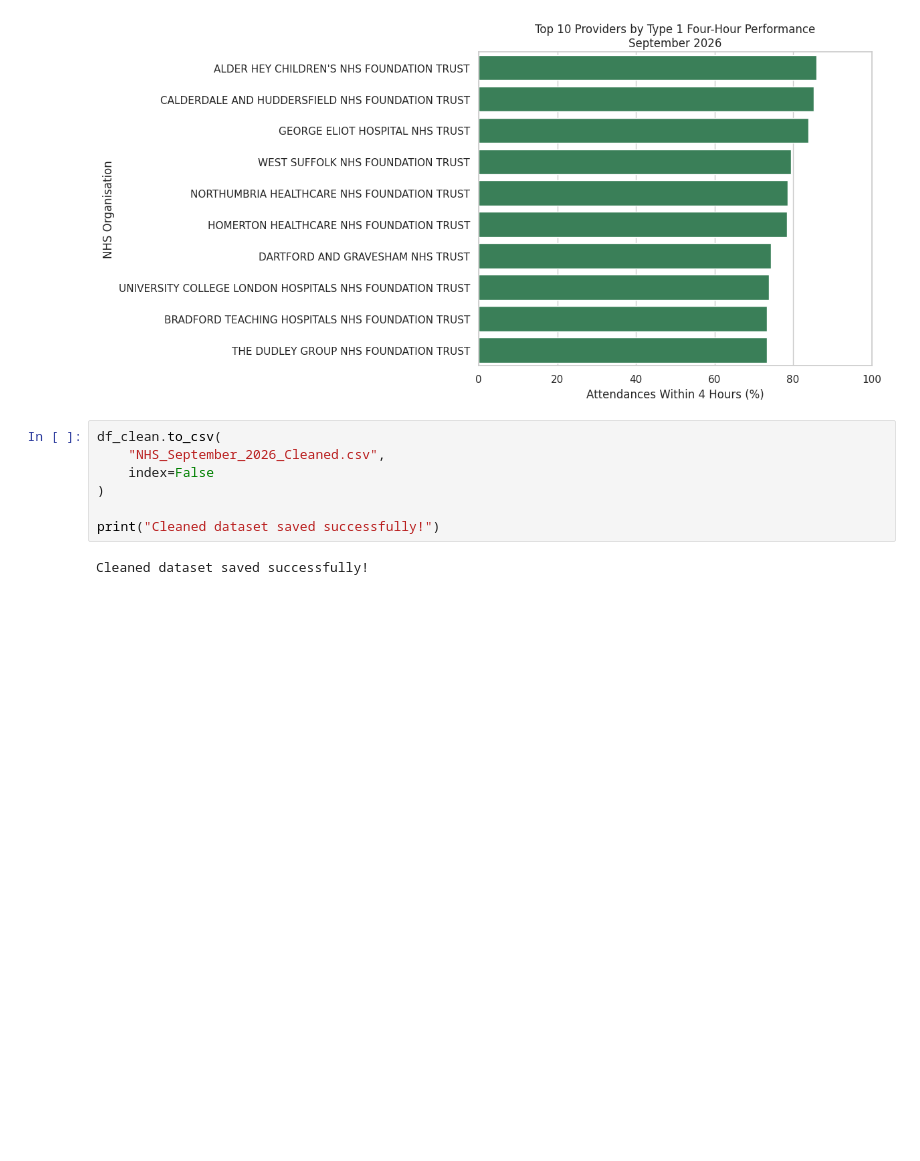
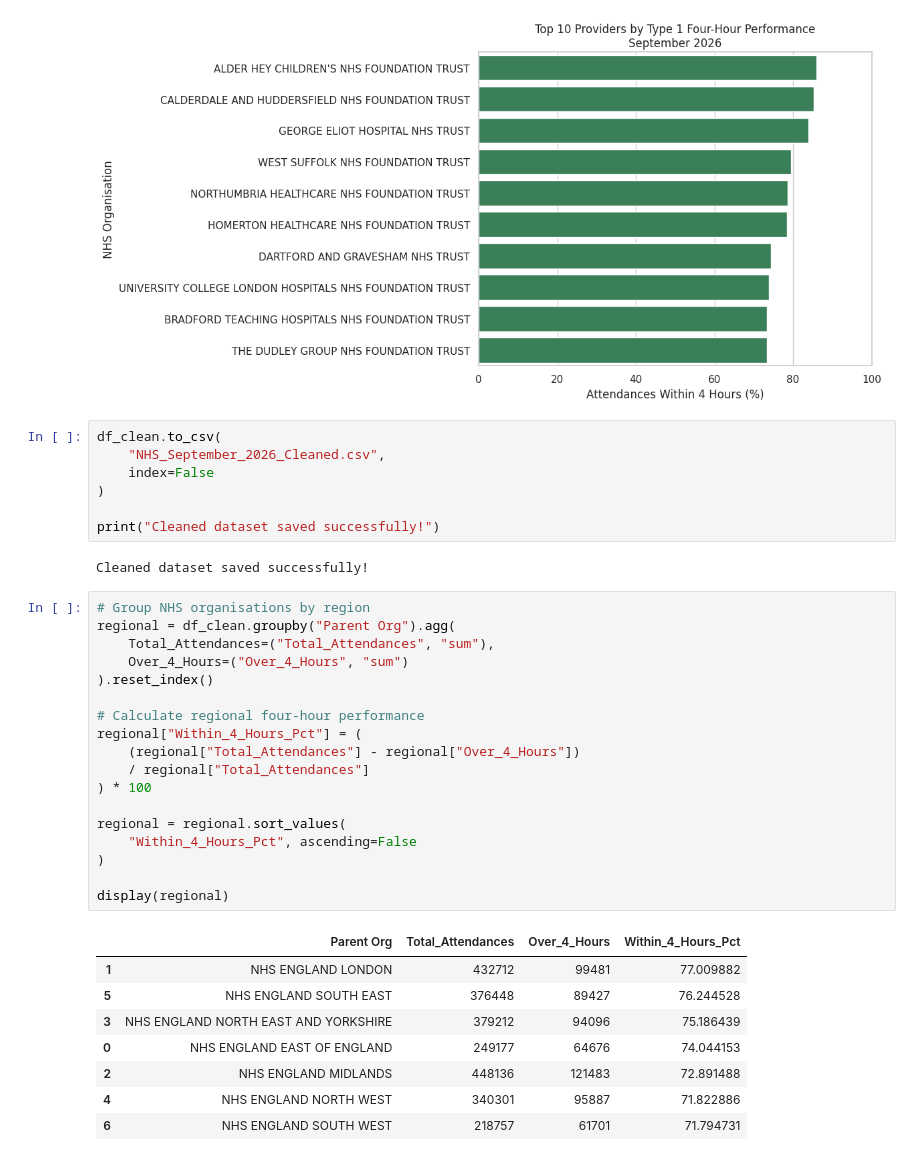
Before and after one commit to Madss28/Madss28, a Jupyter notebook: UK_NHS_Waiting_Times_and_Performance_Analysis.ipynb, the cells around one changed output. Saved outputs shown, nothing was run; the diff lists cells and outputs as text; blank space fills up the shorter version.

```diff
--- a/UK_NHS_Waiting_Times_and_Performance_Analysis.ipynb
+++ b/UK_NHS_Waiting_Times_and_Performance_Analysis.ipynb
@@ -229,3 +229,30 @@ df_clean.to_csv(
 print("Cleaned dataset saved successfully!")
 # %% [output]
 Cleaned dataset saved successfully!
+# %%
+# Group NHS organisations by region
+regional = df_clean.groupby("Parent Org").agg(
+    Total_Attendances=("Total_Attendances", "sum"),
+    Over_4_Hours=("Over_4_Hours", "sum")
+).reset_index()
+
+# Calculate regional four-hour performance
+regional["Within_4_Hours_Pct"] = (
+    (regional["Total_Attendances"] - regional["Over_4_Hours"])
+    / regional["Total_Attendances"]
+) * 100
+
+regional = regional.sort_values(
+    "Within_4_Hours_Pct", ascending=False
+)
+
+display(regional)
+# %% [output]
+|  | Parent Org | Total_Attendances | Over_4_Hours | Within_4_Hours_Pct |
+| 1 | NHS ENGLAND LONDON | 432712 | 99481 | 77.009882 |
+| 5 | NHS ENGLAND SOUTH EAST | 376448 | 89427 | 76.244528 |
+| 3 | NHS ENGLAND NORTH EAST AND YORKSHIRE | 379212 | 94096 | 75.186439 |
+| 0 | NHS ENGLAND EAST OF ENGLAND | 249177 | 64676 | 74.044153 |
+| 2 | NHS ENGLAND MIDLANDS | 448136 | 121483 | 72.891488 |
+| 4 | NHS ENGLAND NORTH WEST | 340301 | 95887 | 71.822886 |
+| 6 | NHS ENGLAND SOUTH WEST | 218757 | 61701 | 71.794731 |
```
Also changed, not shown: parts of 4 cells of this notebook.
